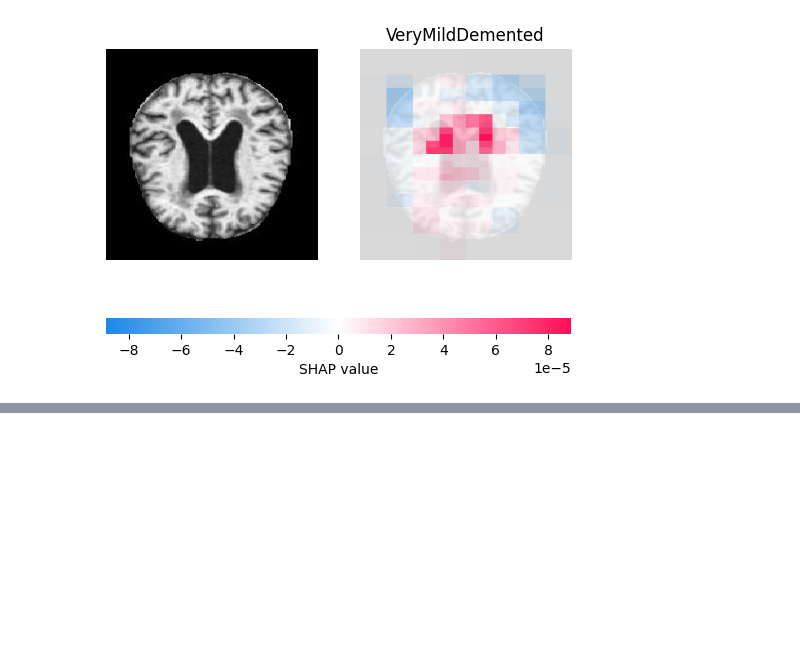
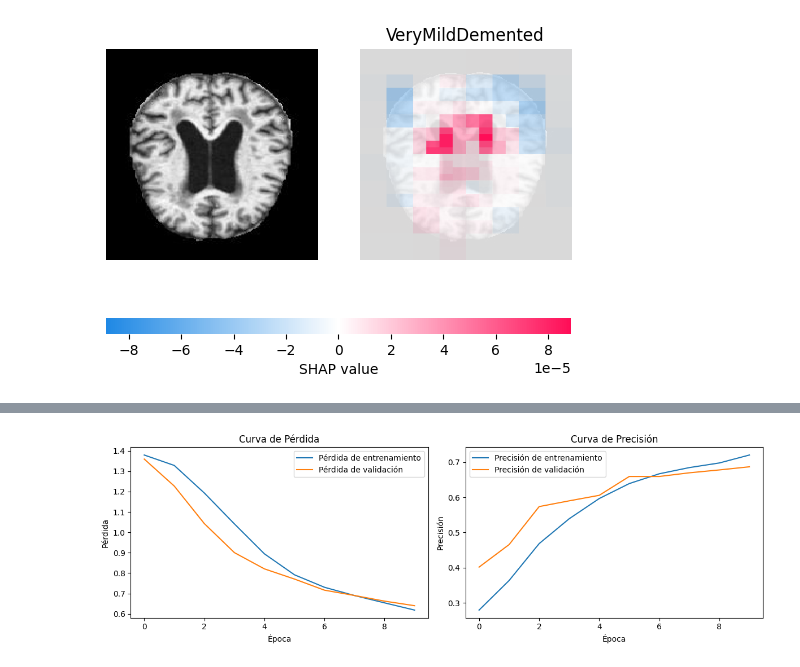
Before and after one commit to LINDAINES213/Classification_of_Alzheimers_Disease, a Jupyter notebook: DL_Project.ipynb, the cells around one changed output, grey strips where cells are left out. Drawn from its saved outputs; the diff is of its cells as text; code cells hidden in the pictures; blank space fills up the shorter version.

```diff
--- a/DL_Project.ipynb
+++ b/DL_Project.ipynb
@@ -861,0 +1173,85 @@ Llamando a shap.image_plot para la clase 'VeryMildDemented'...
+# %%
+import tensorflow as tf
+from tensorflow.keras.layers import Input, Conv2D, MaxPooling2D, Flatten, Dense, Dropout
+from tensorflow.keras.models import Model
+from tensorflow.keras.losses import CategoricalCrossentropy
+from tensorflow.keras.optimizers import SGD
+from tensorflow.keras.utils import to_categorical
+import numpy as np
+import matplotlib.pyplot as plt
+
+# Paso 1: Preparar las etiquetas de entrenamiento y prueba en formato one-hot
+num_classes = 4
+y_train_one_hot = to_categorical(y_train, num_classes)
+y_test_one_hot = to_categorical(y_test, num_classes)
+
+# Paso 2: Definir el modelo de red neuronal con SGD como optimizador
+inputs = Input(shape=(224, 224, 1), name="Input")
+x = Conv2D(32, 3, activation="relu", padding='same', name='Conv1')(inputs)  # Conv1
+x = MaxPooling2D(2, name='Pool1')(x)  # MaxPool después de Conv1
+
+x = Conv2D(64, 3, activation="relu", padding='same', name='Conv2')(x)  # Conv2
+x = MaxPooling2D(2, name='Pool2')(x)  # MaxPool después de Conv2
+
+x = Conv2D(128, 3, activation="relu", padding='same', name='Conv3')(x)  # Conv3
+x = MaxPooling2D(2, name='Pool3')(x)  # MaxPool después de Conv3
+
+# Aplanar la salida para conectarla a la capa totalmente conectada
+x = Flatten(name='Flatten')(x)
+x = Dense(512, activation="relu", name='FC1')(x)  # FC1
+x = Dropout(0.5, name='Dropout')(x)  # Dropout después de FC1
+
+# Capa de salida
+outputs = Dense(num_classes, activation="softmax", name='Output')(x)
+
+# Crear el modelo
+model_sgd = Model(inputs, outputs)
+
+# Compilar el modelo con SGD como optimizador
+model_sgd.compile(optimizer=SGD(learning_rate=0.01), loss=CategoricalCrossentropy(), metrics=['acc'])
+
+# Mostrar la arquitectura del modelo
+model_sgd.summary()
+
+# Paso 3: Entrenar el modelo
+hist = model_sgd.fit(
+    x_train,                    # Datos de entrenamiento
+    y_train_one_hot,            # Etiquetas one-hot de entrenamiento
+    batch_size=32,              # Tamaño del lote, ajusta según tus recursos
+    epochs=10,                  # Número de épocas
+    validation_split=0.15,      # Porcentaje de datos para validación
+    shuffle=True                # Mezclar datos en cada época
+)
+
+# Paso 4: Guardar el modelo
+model_sgd.save('modelo_sgd.h5')
+
+# Paso 5: Evaluar el modelo en el conjunto de prueba
+loss, accuracy = model_sgd.evaluate(x_test, y_test_one_hot)
+print(f"Loss: {loss}, Accuracy: {accuracy}")
+
+# Paso 6: Visualizar los resultados de entrenamiento y validación
+# Graficar la pérdida de entrenamiento y validación
+plt.figure(figsize=(12, 4))
+
+# Gráfico de la pérdida
+plt.subplot(1, 2, 1)
+plt.plot(hist.history['loss'], label='Pérdida de entrenamiento')
+plt.plot(hist.history['val_loss'], label='Pérdida de validación')
+plt.title('Curva de Pérdida')
+plt.xlabel('Época')
+plt.ylabel('Pérdida')
+plt.legend()
+
+# Gráfico de la precisión
+plt.subplot(1, 2, 2)
+plt.plot(hist.history['acc'], label='Precisión de entrenamiento')
+plt.plot(hist.history['val_acc'], label='Precisión de validación')
+plt.title('Curva de Precisión')
+plt.xlabel('Época')
+plt.ylabel('Precisión')
+plt.legend()
+
+plt.tight_layout()
+plt.show()
+# %% [output]
@@ -861,0 +1302 @@ Llamando a shap.image_plot para la clase 'VeryMildDemented'...
+[figure, added]
```
Also changed, not shown: parts of 8 cells of this notebook.
